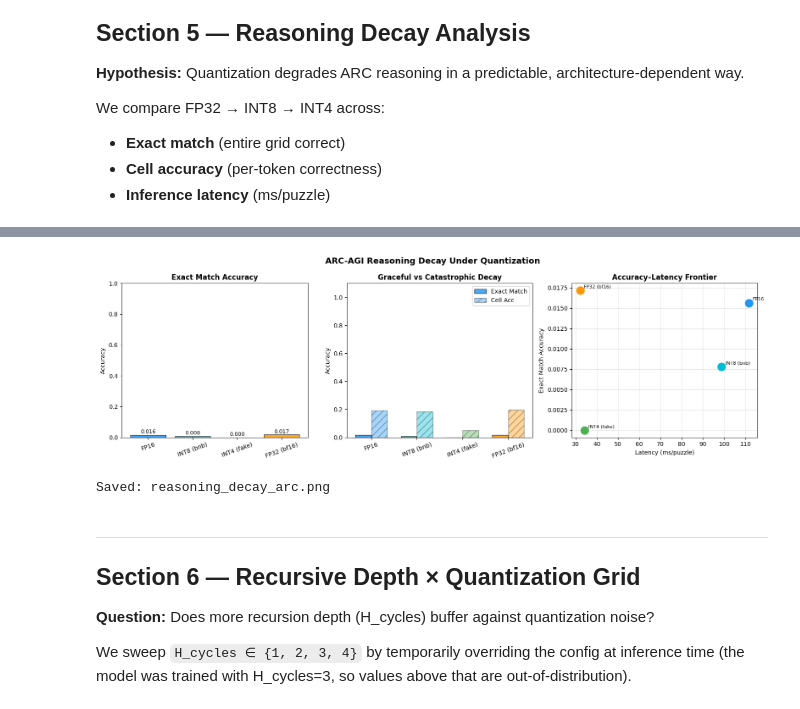
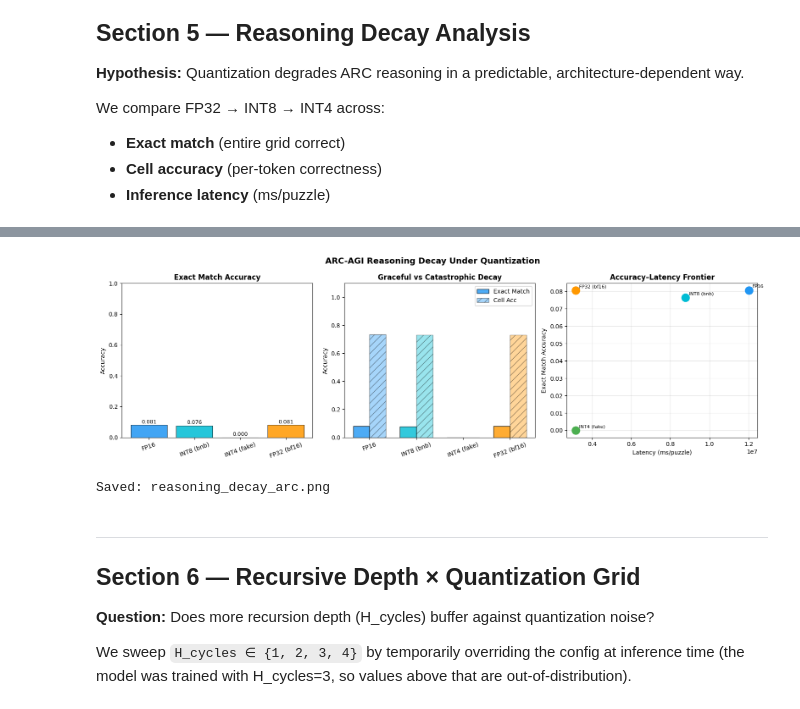
Before and after one commit to Seqaeon/EdgeTRM, a Jupyter notebook: edge-trm-new.ipynb, the cells around one changed output, grey strips where cells are left out. Cells and saved outputs as stored; diff of their text form; code cells hidden in the pictures.

```diff
--- a/edge-trm-new.ipynb
+++ b/edge-trm-new.ipynb
@@ -112,7 +112,7 @@ def load_arc_model(checkpoint_path, config_text):
     final_config = {
         "batch_size": 32,
         "seq_len": 900,
-        "num_puzzle_identifiers": 225972, # Set to correct vocab size to prevent clamping
+        "num_puzzle_identifiers": 15424, # Set to correct vocab size to prevent clamping
         "vocab_size": 12,
         "H_cycles": arch['H_cycles'],
         "L_cycles": arch['L_cycles'],
@@ -188,7 +188,7 @@ arch:
 global_batch_size: 512
 """
 
-checkpoint = "eval_checkpoint/step_14907" # Ensure this file is in your directory
+checkpoint = "eval_checkpoint/step_2790" # Ensure this file is in your directory
 
 try:
     model = load_arc_model(checkpoint, config_data)
@@ -1050,9 +1147,9 @@ if test_loader is not None and variants:
         print(f"  Evaluating {vname} on {dev}...")
         try:
             # exact1, exact2, cell, ms_pp = evaluate_arc(vm, test_loader, device=dev, n_sup_max=10, max_batches=None, return_pass2=True)
-            exact1, exact2, cell, ms_pp = evaluate_arc(vm, test_loader, device=dev, n_sup_max=10, max_batches=None, return_pass2=True)
+            exact1, exact2, cell, ms_pp  = evaluate_arc(vm, test_loader, device=dev, n_sup_max=10, max_batches=None, return_pass2=True)
 
-            results[vname] = {"exact1": exact1, "exact2": exact2, "cell_acc": cell, "latency_ms": ms_pp * 1000}
+            results[vname] = {"exact1": exact1, "exact2": exact2, "exact_acc": exact1, "cell_acc": cell, "latency_ms": ms_pp * 1000}
             print(f"  {vname:<16} | Pass@1={exact1:.4f} | Pass@2={exact2:.4f} | cell={cell:.4f} | {ms_pp*1000:.2f} ms/puzzle")
         except Exception as e:
             print(f"  [WARN] {vname} failed: {e}")
@@ -1089,7 +1221,7 @@ Evaluating all variants on ARC test set (first 20 batches)...
 # ── 5.2  Visualise reasoning decay ────────────────────────────────────────────
 if results:
     names      = list(results.keys())
-    exact_accs = [results[n]["exact_acc"]  for n in names]
+    exact_accs = [results[n]["exact1"]  for n in names]
     cell_accs  = [results[n]["cell_acc"]   for n in names]
     latencies  = [results[n]["latency_ms"] for n in names]
 
@@ -1101,34 +1233,34 @@ if results:
 
     # Plot 1: exact match
     axes[0].bar(names, exact_accs, color=colors, alpha=0.85, edgecolor="black", lw=0.8)
     axes[0].set_title("Exact Match Accuracy", fontsize=12, fontweight="bold")
     axes[0].set_ylabel("Accuracy"); axes[0].set_ylim(0, 1)
     axes[0].tick_params(axis="x", rotation=20)
     for i, v in enumerate(exact_accs):
         axes[0].text(i, v + 0.01, f"{v:.3f}", ha="center", fontsize=9)
 
     # Plot 2: exact vs cell
     x = np.arange(len(names)); w = 0.35
     axes[1].bar(x - w/2, exact_accs, w, label="Exact Match", color=colors, alpha=0.8, edgecolor="black")
     axes[1].bar(x + w/2, cell_accs,  w, label="Cell Acc",    color=colors, alpha=0.4, edgecolor="black", hatch="//")
     axes[1].set_title("Graceful vs Catastrophic Decay", fontsize=12, fontweight="bold")
     axes[1].set_xticks(x); axes[1].set_xticklabels(names, rotation=20)
     axes[1].set_ylabel("Accuracy"); axes[1].set_ylim(0, 1.1); axes[1].legend()
 
     # Plot 3: accuracy vs latency
     for i, (n, e, lat) in enumerate(zip(names, exact_accs, latencies)):
         axes[2].scatter(lat, e, color=colors[i], s=180, zorder=5)
         axes[2].annotate(n, (lat, e), textcoords="offset points", xytext=(6, 4), fontsize=8)
     axes[2].set_title("Accuracy–Latency Frontier", fontsize=12, fontweight="bold")
     axes[2].set_xlabel("Latency (ms/puzzle)"); axes[2].set_ylabel("Exact Match Accuracy")
     axes[2].grid(True, alpha=0.3)
 
     plt.tight_layout()
     plt.savefig("reasoning_decay_arc.png", dpi=150, bbox_inches="tight")
     plt.show()
     print("Saved: reasoning_decay_arc.png")
 # %% [output]
-[figure, old version]
+[figure, new version]
 Saved: reasoning_decay_arc.png
 # %% [markdown]
 ---
```
Also changed, not shown: parts of 55 cells of this notebook, 28 other files.
